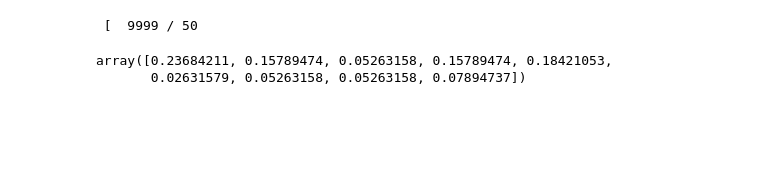
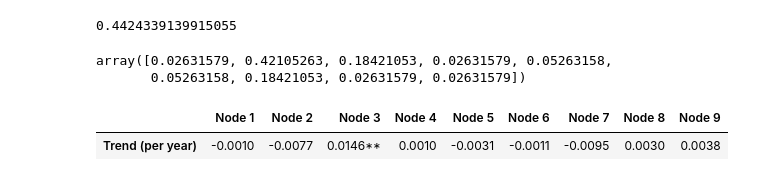
Before and after one commit to Diane1306/ERA5_PRISM, a Jupyter notebook: SOM.ipynb, the cells around one changed output. Drawn from its saved outputs; the diff is of its cells as text; code cells hidden in the pictures; blank space fills up the shorter version.

```diff
--- a/SOM.ipynb
+++ b/SOM.ipynb
@@ -63,6 +37,0 @@ X.shape
-# %%
-som = MiniSom(3, 3, X.shape[1], sigma=.1, learning_rate=0.2)
-som.pca_weights_init(X)
-som.train_batch(X, 50000, verbose=True)  # random training
-# %% [output]
- [  9999 / 50
@@ -79,17 +52,26 @@ som.train_batch(X, 50000, verbose=True)  # random training
+# %%
+import statsmodels.api as sm
+winner_coordinates = pd.read_table(f'./var/{mon[mi]}SOMtimeseries.txt', delim_whitespace=True).values.T[0]
+rsqaured = np.zeros(38)
+for i in range(38):
+    X = pd.DataFrame({'node':weightmap[int(winner_coordinates[i])-1, :, :].reshape(y*x)})
+    Y = pd.DataFrame({'year':may[i, :, :].reshape(y*x)})
+    result = sm.OLS(X['node'], Y['year'], missing='drop').fit()
+    rsqaured[i] = result.rsquared_adj
+rsqaured.mean()
+# %% [output]
+0.4424339139915055
 # %%
-weights = som.get_weights()
-
-winner_coordinates = np.array([som.winner(x) for x in X]).T
+winner_coordinates = pd.read_table(f'./var/{mon[mi]}SOMtimeseries.txt', delim_whitespace=True).values.T[0]
 cc = np.zeros(9)
 for yl in range(38):
-    pos = int(winner_coordinates[0, yl]*3+winner_coordinates[1, yl])
-#     print(pos)
-    cc[pos] = cc[pos] + 1
+    pos = winner_coordinates[yl]
+    cc[pos-1] = cc[pos-1] + 1
 cc = cc / 38
 cc
 # %% [output]
-array([0.23684211, 0.15789474, 0.05263158, 0.15789474, 0.18421053,
-       0.02631579, 0.05263158, 0.05263158, 0.07894737])
+array([0.02631579, 0.42105263, 0.18421053, 0.02631579, 0.05263158,
+       0.05263158, 0.18421053, 0.02631579, 0.02631579])
 # %%
 ccy = np.zeros((9, 38))
 for yl in range(38):
@@ -112,3 +95,42 @@ plt.close()
+# %%
+def color_PositiveNegative(s):
+    if s[0] == '-':
+        color = 'blue'
+        if s[-1] == '*':
+            color = 'deepskyblue'
+    else:
+        color = 'red'
+        if s[-1] == '*':
+            color = 'magenta'
+    return 'color: %s' % color
+
+from scipy import stats
+ccy = np.zeros((9, 38))
+for yl in range(38):
+    pos = winner_coordinates[yl]
+    ccy[pos-1, yl] = 1
+X = np.linspace(1,38,38)
+slope = np.zeros(9)
+pvalue = np.zeros(9)
+for ni in range(9):
+    r = stats.linregress(X, ccy[ni,:])
+    slope[ni] = r.slope
+    pvalue[ni] = r.pvalue
+
+table = [[] for i in range(9)]
+for ni in range(9):
+    if pvalue[ni] < .05:
+        table[ni] = f'{(slope[ni]):.4f}**'
+    elif pvalue[ni] < .1:
+        table[ni] = f'{(slope[ni]):.4f}*'
+    else:
+        table[ni] = f'{(slope[ni]):.4f}'
+df = pd.DataFrame({'Trend (per year)':table}).T
+df = df.rename(columns={i:f'Node {i+1}' for i in range(9)})
+df.style.applymap(color_PositiveNegative)
+# %% [output]
+|  | Node 1 | Node 2 | Node 3 | Node 4 | Node 5 | Node 6 | Node 7 | Node 8 | Node 9 |
+| Trend (per year) | -0.0010 | -0.0077 | 0.0146** | 0.0010 | -0.0031 | -0.0011 | -0.0095 | 0.0030 | 0.0038 |
 # %%
 import matplotlib.pyplot as plt
 from matplotlib.ticker import MaxNLocator
```
Also changed, not shown: parts of 12 cells of this notebook, 5 other files.
